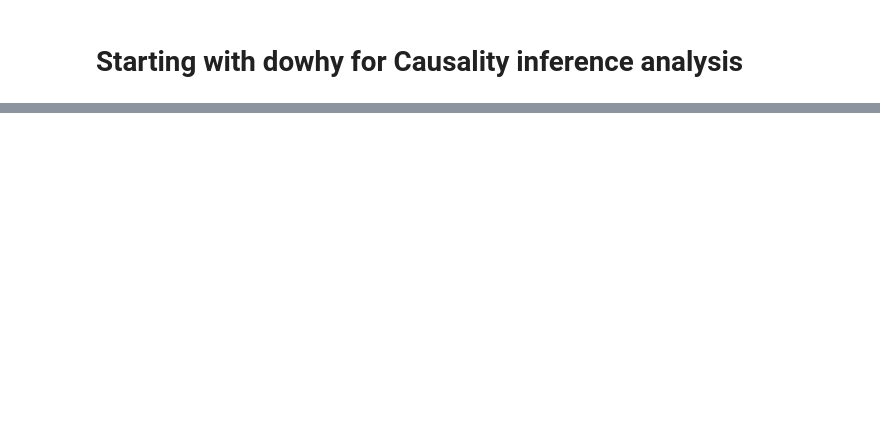
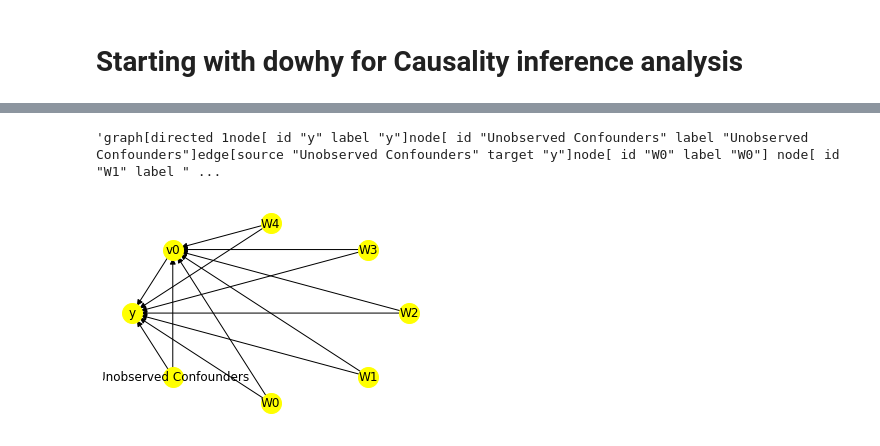
Before and after one commit to Casualty-Challenge/Breast_Cancer_Causality_Inference, a Jupyter notebook: notebooks/causalInference.ipynb, the cells around one changed output, grey strips where cells are left out. Cells and saved outputs as stored; diff of their text form; code cells hidden in the pictures; blank space fills up the shorter version.

```diff
--- a/notebooks/causalInference.ipynb
+++ b/notebooks/causalInference.ipynb
@@ -2,0 +13,10 @@
+# %%
+def read_proccessed_data(csv_path):
+    try:
+        df = pd.read_csv(csv_path)
+        print("file read as csv")
+        return df
+    except FileNotFoundError:
+        print("file not found")
+# %%
+df = read_proccessed_data(CSV_PATH)
@@ -2,0 +35,19 @@
+# %%
+treatment_name = []
+outcome_name = 'y'
+graph = d["gml_graph"]
+# %%
+model = CausalModel(
+    data = df,
+    treatment = treatment_name,
+    outcome = outcome_name,
+    graph = graph
+)
+# %%
+d["gml_graph"]
+# %% [output]
+'graph[directed 1node[ id "y" label "y"]node[ id "Unobserved Confounders" label "Unobserved Confounders"]edge[source "Unobserved Confounders" target "y"]node[ id "W0" label "W0"] node[ id "W1" label " ...
+# %%
+model.view_model(layout = "dot")
+# %% [output]
+[figure, added]
```
Also changed, not shown: parts of 28 cells of this notebook, 1 other file.
